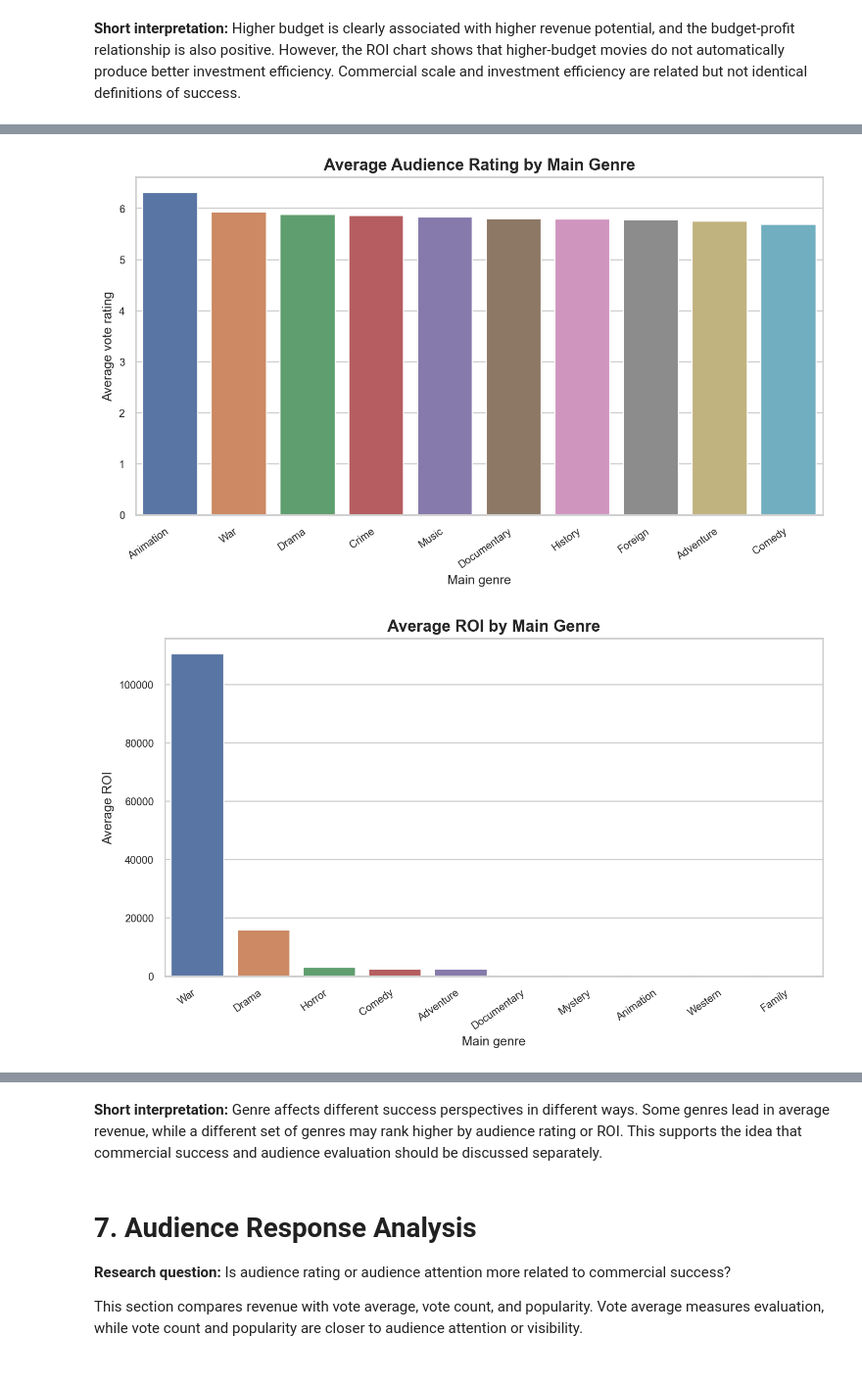
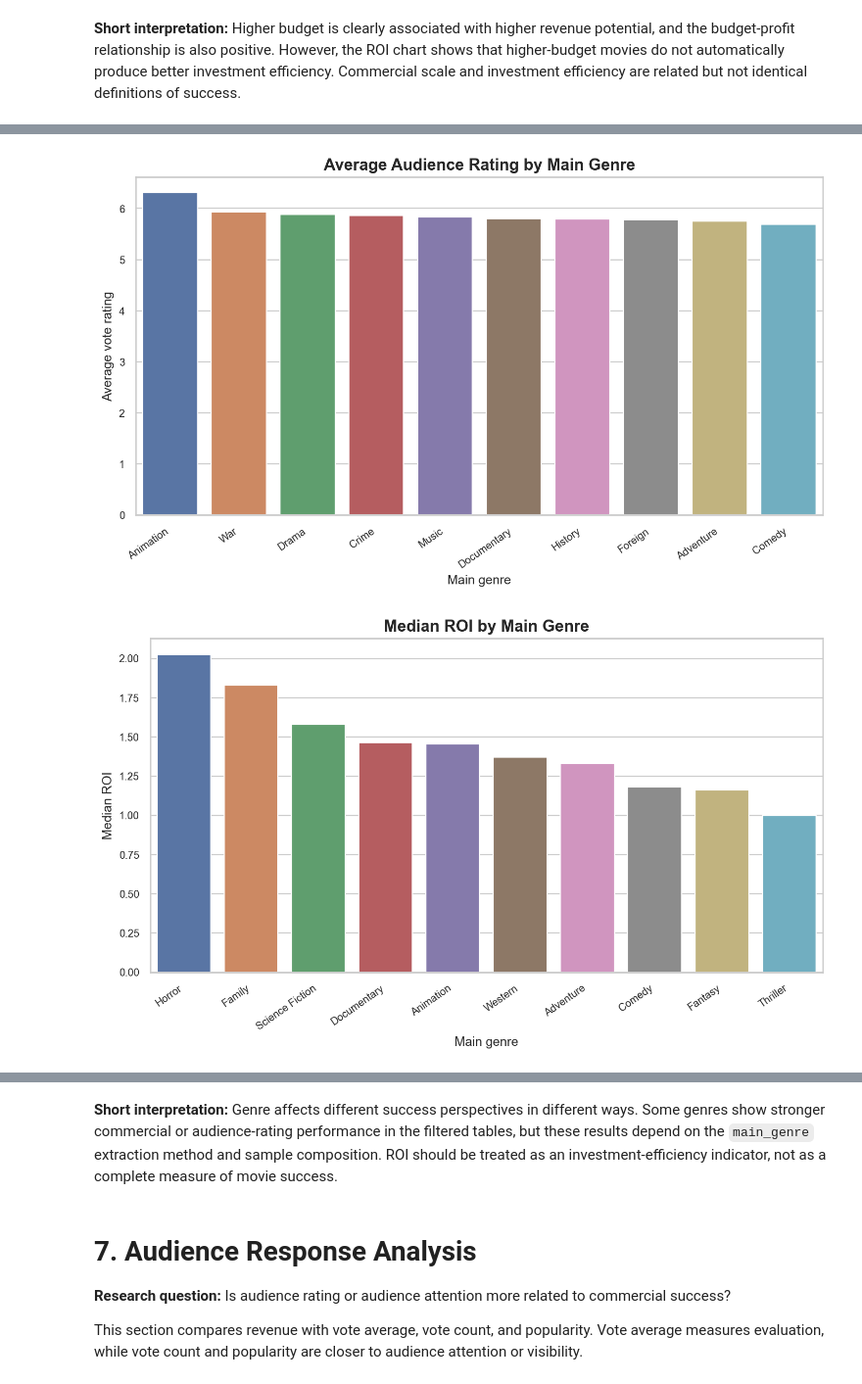
Before and after one commit to LiuZihao-Louis/IMDB_analysis, a Jupyter notebook: notebooks/01_data_analysis.ipynb, the cells around one changed output, grey strips where cells are left out. Shown at 98% size. Drawn from its saved outputs; the diff is of its cells as text; code cells hidden in the pictures.

```diff
--- a/notebooks/01_data_analysis.ipynb
+++ b/notebooks/01_data_analysis.ipynb
@@ -316,11 +324,11 @@ display(genre_roi)
 # %%
-for figure_name in ["revenue_by_genre.png", "rating_by_genre.png", "roi_by_genre.png"]:
+for figure_name in ["revenue_by_genre.png", "rating_by_genre.png", "roi_by_genre.png", "roi_boxplot_by_genre.png"]:
     path = figure_paths.get(figure_name)
     if path:
         display(Image(filename=str(path)))
     else:
         display(Markdown(f"**Skipped `{figure_name}`:** {skipped_figures.get(figure_name)}"))
 # %% [output]
 [figure]
 [figure]
-[figure, old version]
+[figure, new version]
@@ -327,5 +336,5 @@ for figure_name in ["revenue_by_genre.png", "rating_by_genre.png", "roi_by_genre
 # %% [markdown]
-**Short interpretation:** Genre affects different success perspectives in different ways. Some genres lead in average revenue, while a different set of genres may rank higher by audience rating or ROI. This supports the idea that commercial success and audience evaluation should be discussed separately.
+**Short interpretation:** Genre affects different success perspectives in different ways. Some genres show stronger commercial or audience-rating performance in the filtered tables, but these results depend on the `main_genre` extraction method and sample composition. ROI should be treated as an investment-efficiency indicator, not as a complete measure of movie success.
 # %% [markdown]
 # 7. Audience Response Analysis
 
```
Also changed, not shown: parts of 11 cells of this notebook, 5 other files.
